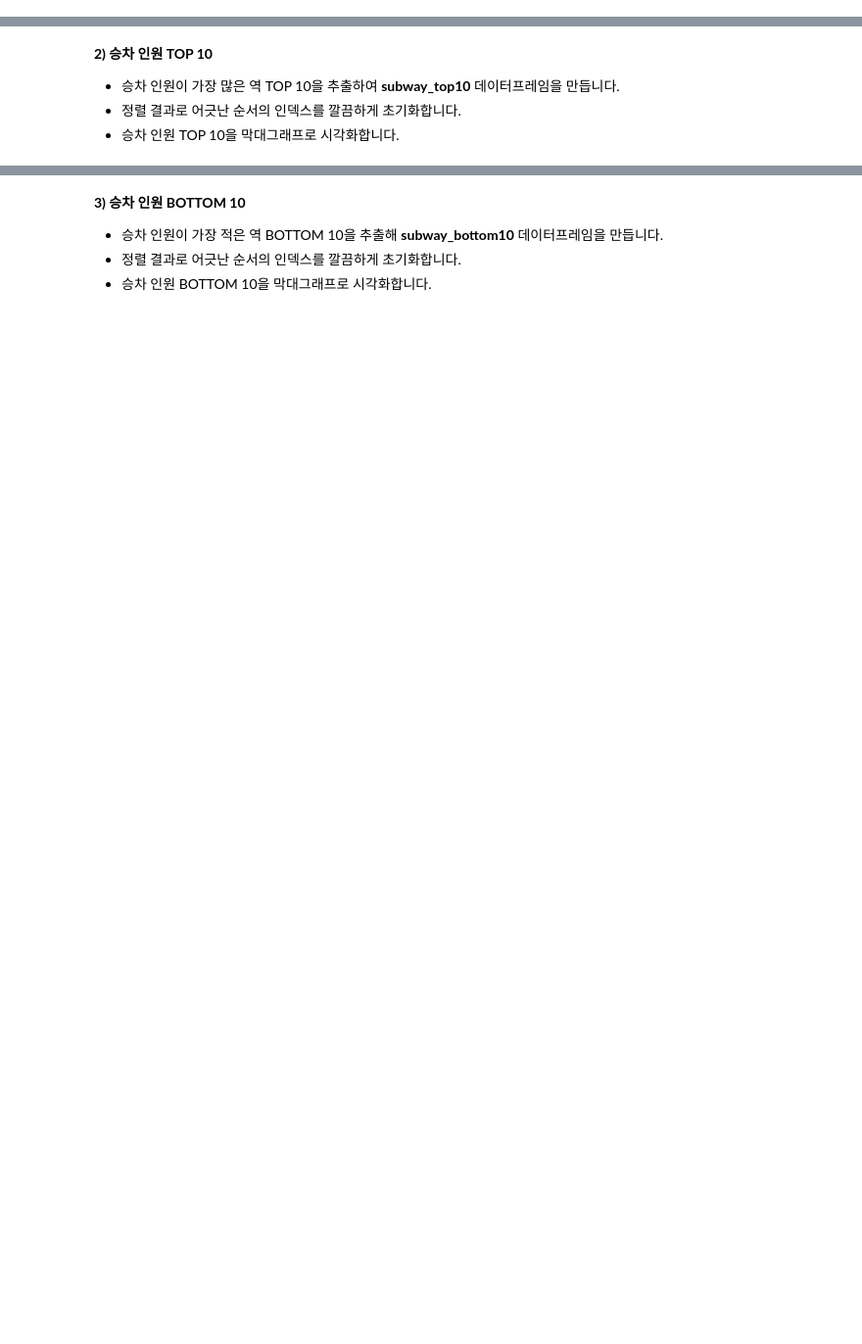
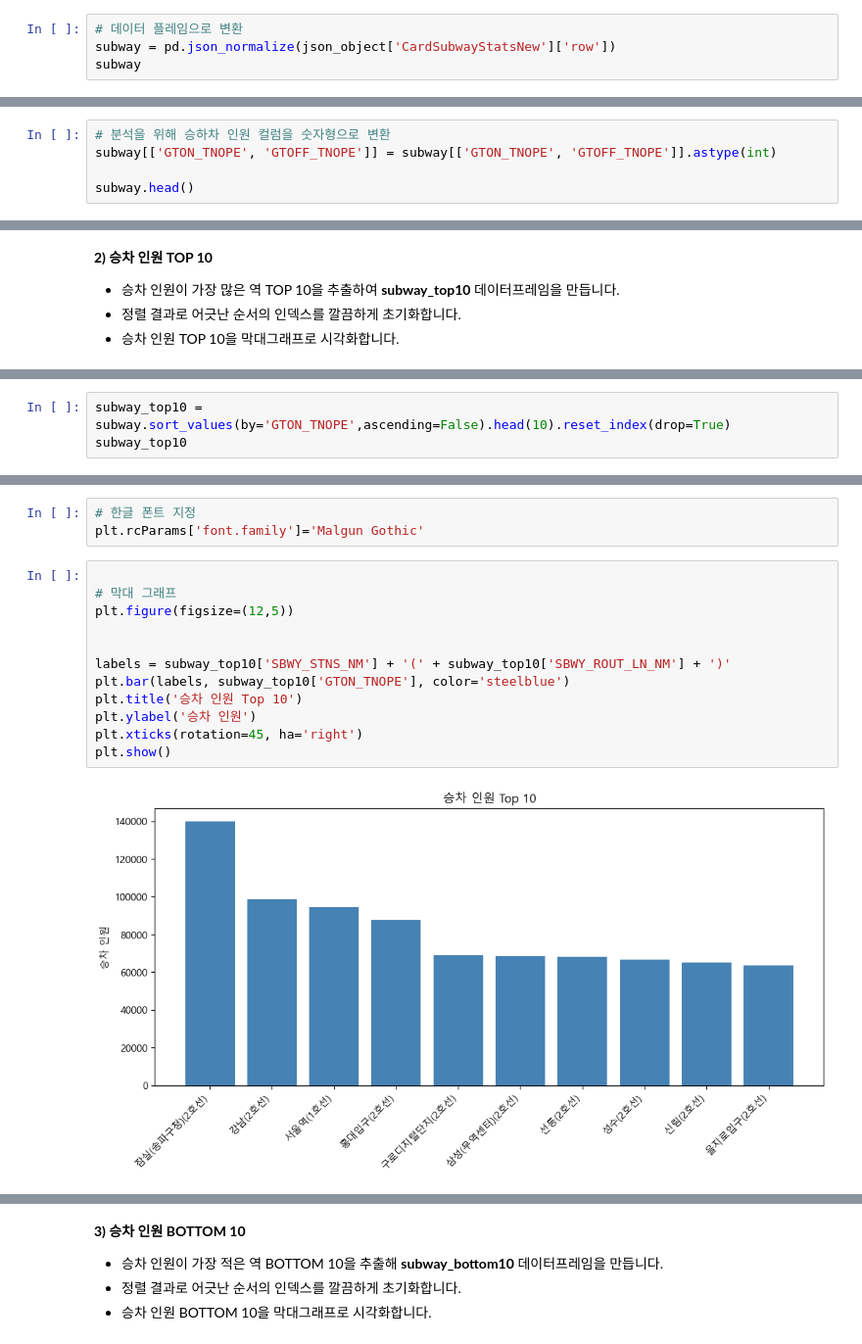
Before and after one commit to jexists/sk_network, a Jupyter notebook: 04.data_collection/01_open_api_seoul/01_데이터수집_OpenAPI활용(서울공공데이터).ipynb, the cells around one changed output, grey strips where cells are left out. Shown at 98% size. Drawn from its saved outputs; the diff is of its cells as text; blank space fills up the shorter version.

```diff
--- a/04.data_collection/01_open_api_seoul/01_데이터수집_OpenAPI활용(서울공공데이터).ipynb
+++ b/04.data_collection/01_open_api_seoul/01_데이터수집_OpenAPI활용(서울공공데이터).ipynb
@@ -17,0 +61,4 @@
+# %%
+# 데이터 플레임으로 변환
+subway = pd.json_normalize(json_object['CardSubwayStatsNew']['row'])
+subway
@@ -17,0 +79,5 @@
+# %%
+# 분석을 위해 승하차 인원 컬럼을 숫자형으로 변환
+subway[['GTON_TNOPE', 'GTOFF_TNOPE']] = subway[['GTON_TNOPE', 'GTOFF_TNOPE']].astype(int)
+
+subway.head()
@@ -41,0 +174,3 @@
+# %%
+subway_top10 = subway.sort_values(by='GTON_TNOPE',ascending=False).head(10).reset_index(drop=True)
+subway_top10
@@ -41,0 +189,17 @@
+# %%
+# 한글 폰트 지정
+plt.rcParams['font.family']='Malgun Gothic'
+# %%
+
+# 막대 그래프
+plt.figure(figsize=(12,5))
+
+
+labels = subway_top10['SBWY_STNS_NM'] + '(' + subway_top10['SBWY_ROUT_LN_NM'] + ')'
+plt.bar(labels, subway_top10['GTON_TNOPE'], color='steelblue')
+plt.title('승차 인원 Top 10')
+plt.ylabel('승차 인원')
+plt.xticks(rotation=45, ha='right')
+plt.show()
+# %% [output]
+[figure, added]
```
Also changed, not shown: parts of 17 cells of this notebook, 5 other files.
